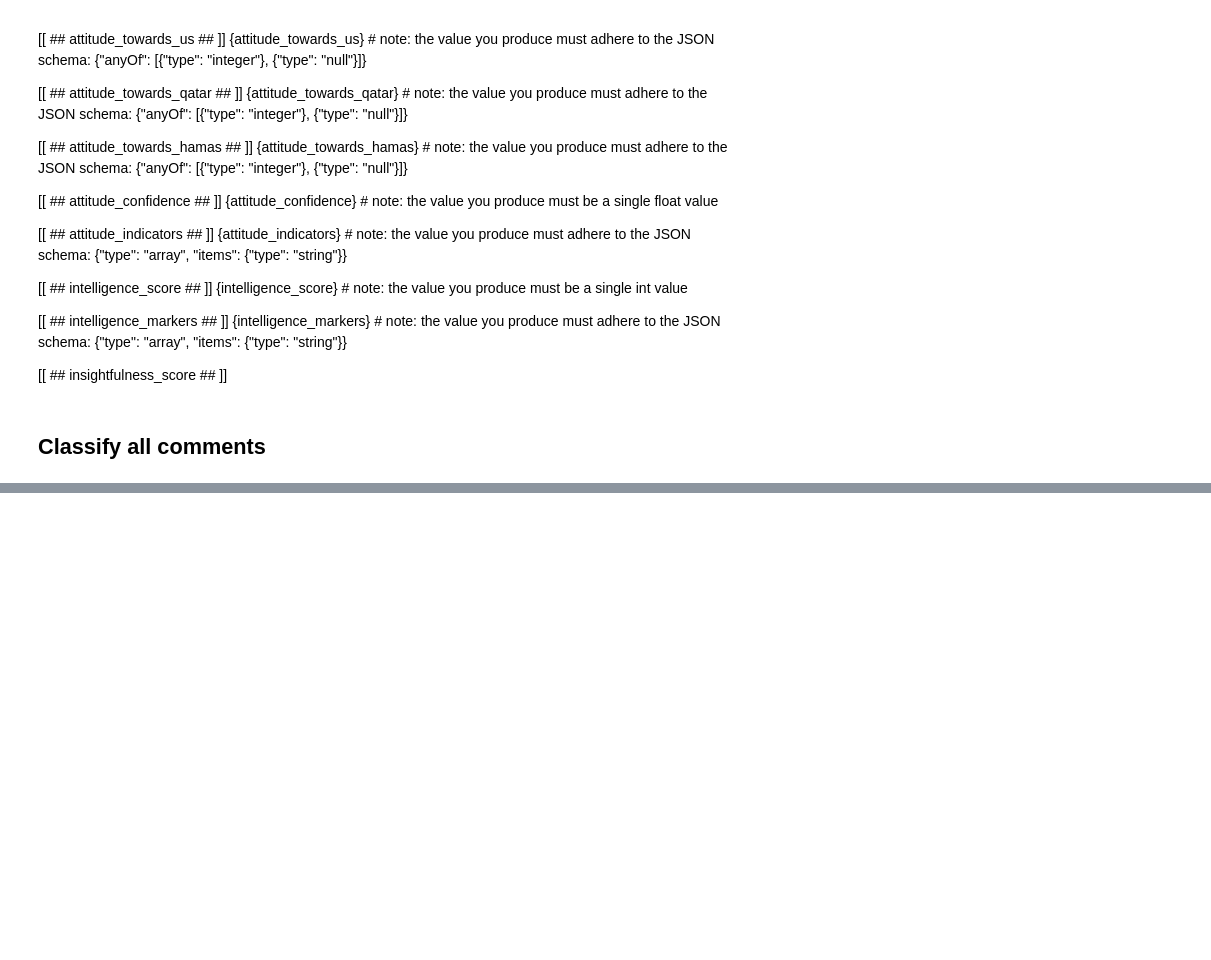
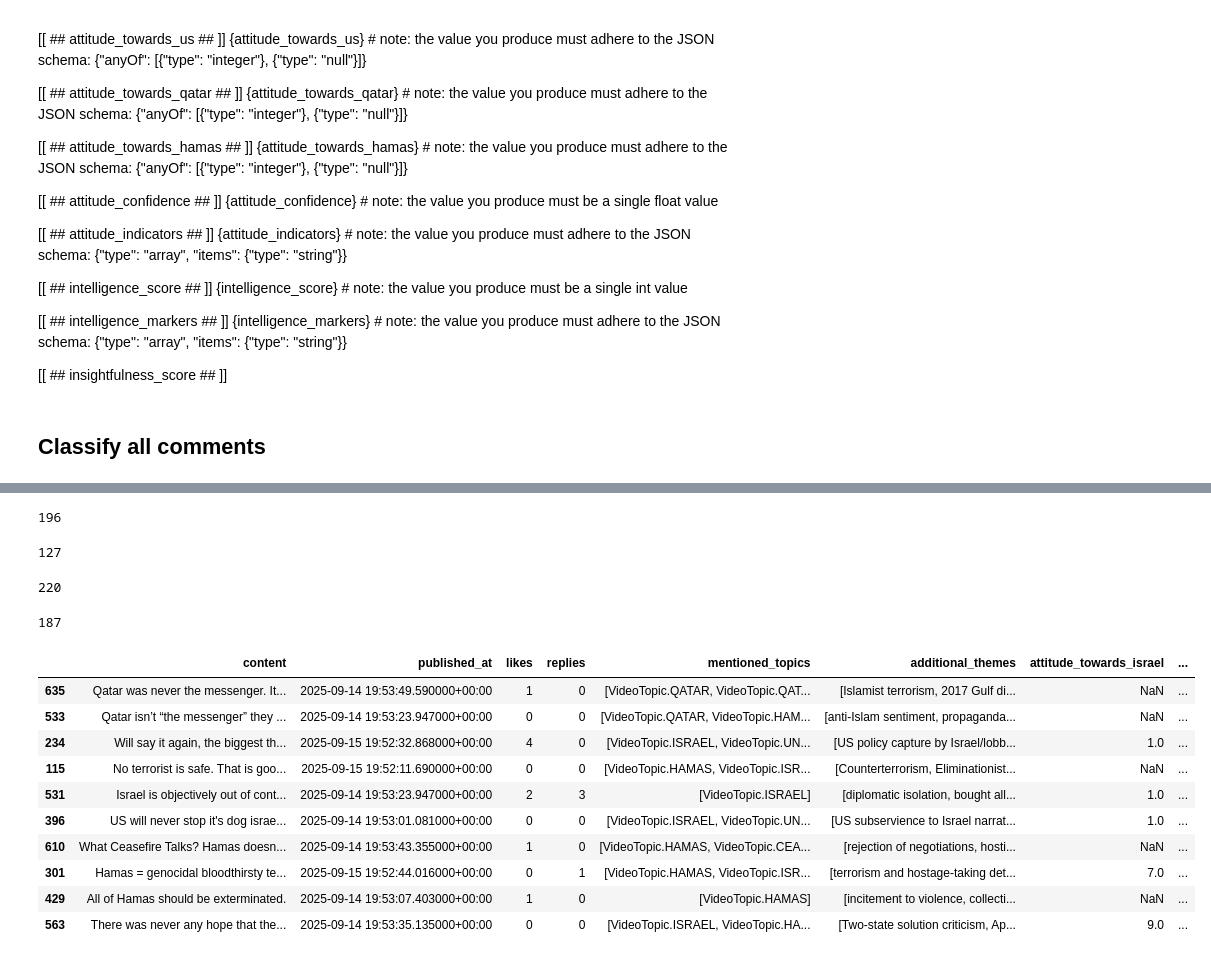
Before and after one commit to alexsanya/geopolitics-reading-glass, a Jupyter notebook: CommentsClassification.ipynb, the cells around one changed output, grey strips where cells are left out. Saved outputs shown, nothing was run; the diff lists cells and outputs as text; code cells hidden in the pictures; blank space fills up the shorter version.

```diff
--- a/DataAnalyze.ipynb
+++ b/CommentsClassification.ipynb
@@ -733,0 +839,32 @@ Processed 10 total comments
+# %%
+len(all_relevant_comments[all_relevant_comments['attitude_towards_israel'] < 5])
+# %% [output]
+196
+# %%
+len(all_relevant_comments[all_relevant_comments['attitude_towards_us'] < 5])
+# %% [output]
+127
+# %%
+len(all_relevant_comments[all_relevant_comments['attitude_towards_qatar'] < 5])
+# %% [output]
+220
+# %%
+len(all_relevant_comments[all_relevant_comments['attitude_towards_hamas'] < 5])
+# %% [output]
+187
+# %%
+df_strong_emotions = all_relevant_comments[all_relevant_comments['emotional_score'] == 5]
+# %%
+df_strong_emotions.sample(10)
+# %% [output]
+|  | content | published_at | likes | replies | mentioned_topics | additional_themes | attitude_towards_israel | ... |
+| 635 | Qatar was never the messenger. It... | 2025-09-14 19:53:49.590000+00:00 | 1 | 0 | [VideoTopic.QATAR, VideoTopic.QAT... | [Islamist terrorism, 2017 Gulf di... | NaN | ... |
+| 533 | Qatar isn’t “the messenger” they ... | 2025-09-14 19:53:23.947000+00:00 | 0 | 0 | [VideoTopic.QATAR, VideoTopic.HAM... | [anti-Islam sentiment, propaganda... | NaN | ... |
+| 234 | Will say it again, the biggest th... | 2025-09-15 19:52:32.868000+00:00 | 4 | 0 | [VideoTopic.ISRAEL, VideoTopic.UN... | [US policy capture by Israel/lobb... | 1.0 | ... |
+| 115 | No terrorist is safe. That is goo... | 2025-09-15 19:52:11.690000+00:00 | 0 | 0 | [VideoTopic.HAMAS, VideoTopic.ISR... | [Counterterrorism, Eliminationist... | NaN | ... |
+| 531 | Israel is objectively out of cont... | 2025-09-14 19:53:23.947000+00:00 | 2 | 3 | [VideoTopic.ISRAEL] | [diplomatic isolation, bought all... | 1.0 | ... |
+| 396 | US will never stop it's dog israe... | 2025-09-14 19:53:01.081000+00:00 | 0 | 0 | [VideoTopic.ISRAEL, VideoTopic.UN... | [US subservience to Israel narrat... | 1.0 | ... |
+| 610 | What Ceasefire Talks? Hamas doesn... | 2025-09-14 19:53:43.355000+00:00 | 1 | 0 | [VideoTopic.HAMAS, VideoTopic.CEA... | [rejection of negotiations, hosti... | NaN | ... |
+| 301 | Hamas = genocidal bloodthirsty te... | 2025-09-15 19:52:44.016000+00:00 | 0 | 1 | [VideoTopic.HAMAS, VideoTopic.ISR... | [terrorism and hostage-taking det... | 7.0 | ... |
+| 429 | All of Hamas should be exterminated. | 2025-09-14 19:53:07.403000+00:00 | 1 | 0 | [VideoTopic.HAMAS] | [incitement to violence, collecti... | NaN | ... |
+| 563 | There was never any hope that the... | 2025-09-14 19:53:35.135000+00:00 | 0 | 0 | [VideoTopic.ISRAEL, VideoTopic.HA... | [Two-state solution criticism, Ap... | 9.0 | ... |
```
Also changed, not shown: parts of 32 cells of this notebook, 5 other files.
